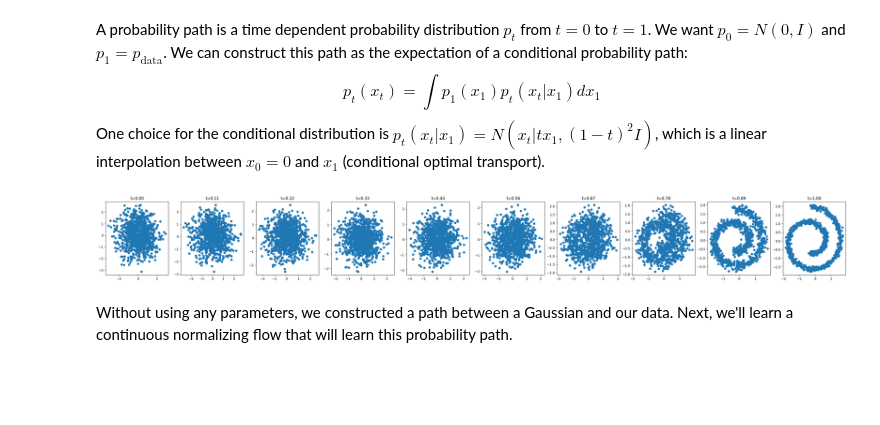
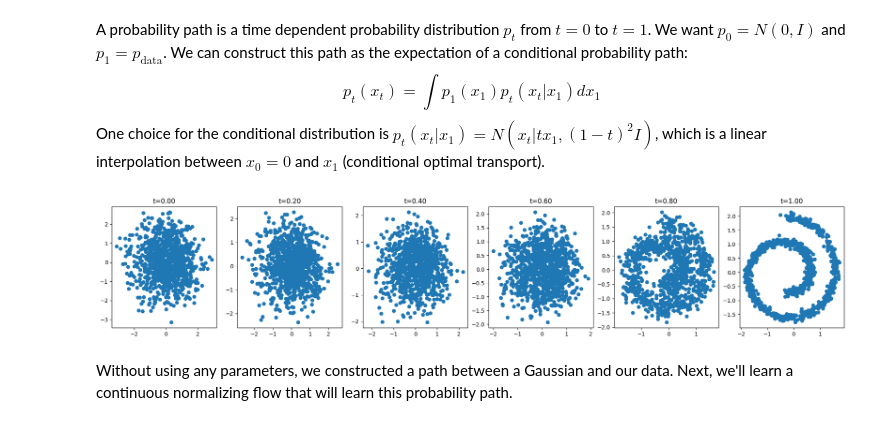
Before and after one commit to EddieCunningham/generax, a Jupyter notebook: notebooks/cnf.ipynb, the cells around one changed output. Saved outputs shown, nothing was run; the diff lists cells and outputs as text; code cells hidden in the pictures; blank space fills up the shorter version.

Commit message:
updated plots

```diff
--- a/notebooks/cnf.ipynb
+++ b/notebooks/cnf.ipynb
@@ -72,18 +72,18 @@ def sample_xt(t, key):
   xt = cond_ppath.to_data_space(t, x0, x1)
   return xt
 
-t = jnp.linspace(0, 1, 10)
+ts = jnp.linspace(0, 1, 6)
 keys = random.split(key, 1000)
-xt_samples = jax.vmap(jax.vmap(sample_xt, in_axes=(0, None)), in_axes=(None, 0))(t, keys)
+xt_samples = jax.vmap(jax.vmap(sample_xt, in_axes=(0, None)), in_axes=(None, 0))(ts, keys)
 # %%
-n_rows, n_cols = 1, t.shape[0]
+n_rows, n_cols = 1, ts.shape[0]
 size = 4
 fig, axes = plt.subplots(n_rows, n_cols, figsize=(n_cols*size, n_rows*size))
 for i in range(n_cols):
   axes[i].scatter(*xt_samples[:,i].T)
-  axes[i].set_title(f"t={t[i]:.2f}")
+  axes[i].set_title(f"t={ts[i]:.2f}")
 # %% [output]
-[figure, old version]
+[figure, new version]
 # %% [markdown]
 Without using any parameters, we constructed a path between a Gaussian and our data.  Next, we'll learn a continuous normalizing flow that will learn this probability path.
 # %%
```
Also changed, not shown: parts of 3 cells of this notebook.
